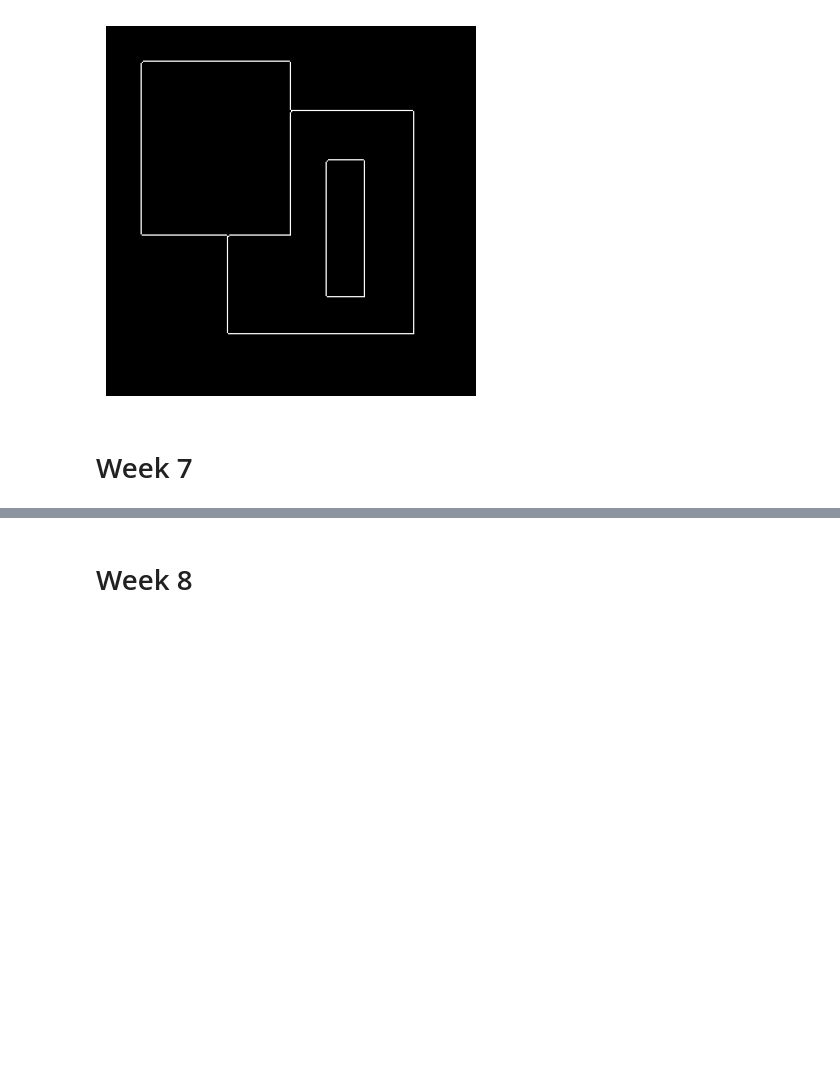
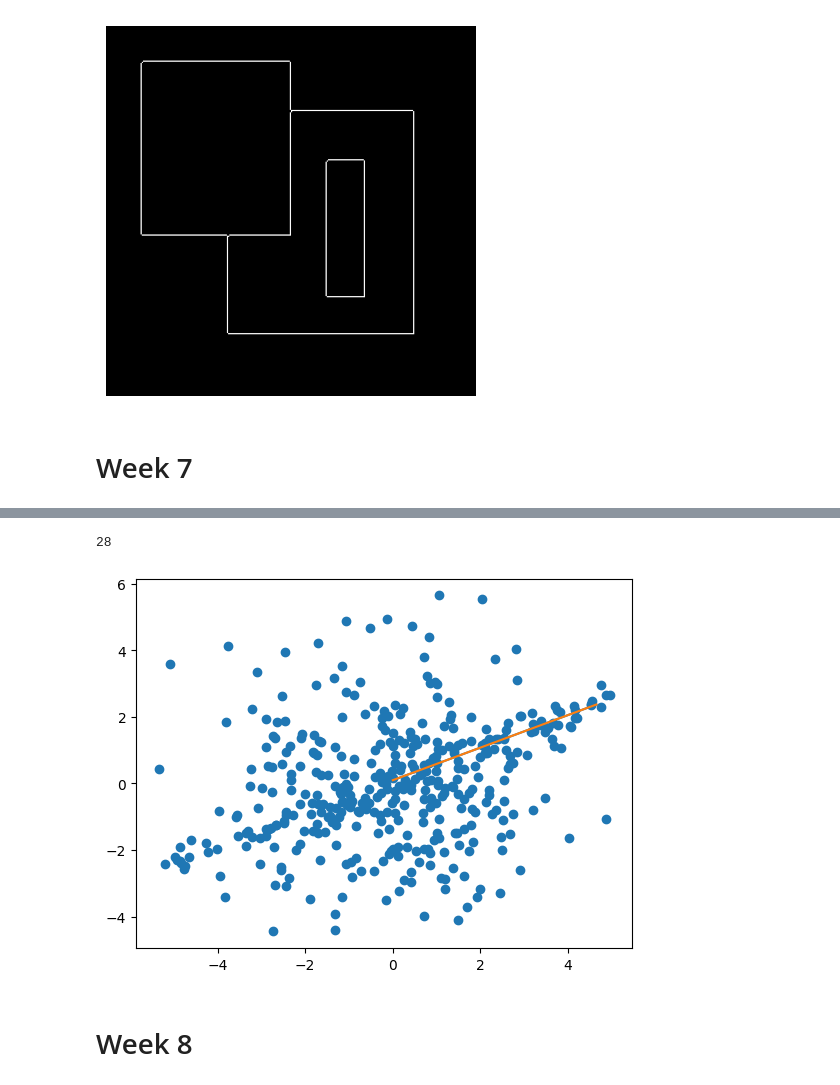
Before and after one commit to nielsenchristianole/cv_notes, a Jupyter notebook: excercises/work.ipynb, the cells around one changed output, grey strips where cells are left out. Saved outputs shown, nothing was run; the diff lists cells and outputs as text; code cells hidden in the pictures; blank space fills up the shorter version.

```diff
--- a/excercises/work.ipynb
+++ b/excercises/work.ipynb
@@ -870,3 +984,13 @@ plt.show()
+# %%
+points = InvPi(test_points(100, 300))
+line = ransac_line(points, threshold=0.25)
+
+plt.scatter(*Pi(points))
+DrawLine(line, points.max(axis=1))
+DrawLine(line, points.max(axis=1))
+# %% [output]
+28
+[figure, added]
 # %% [markdown]
 # Week 8
 # %% [markdown]
```
Also changed, not shown: parts of 8 cells of this notebook, 1 other file.
